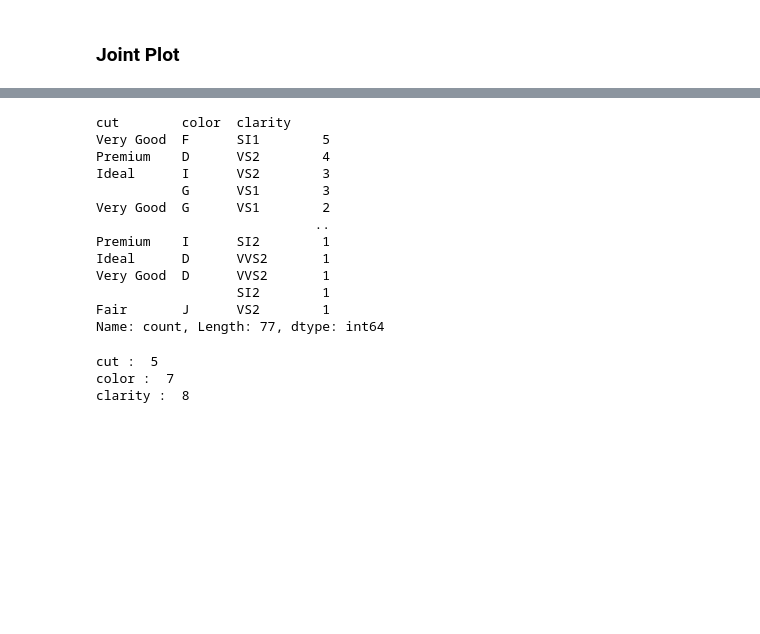
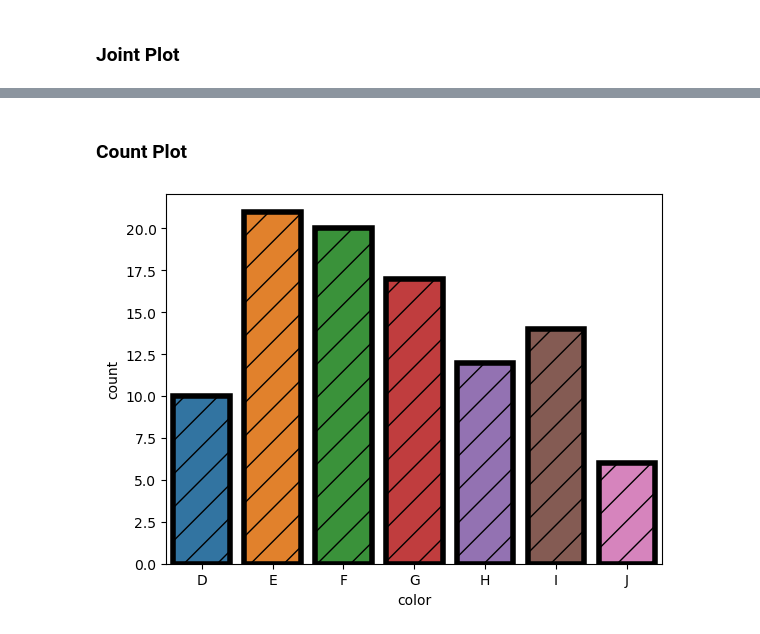
Before and after one commit to AmeUr56/Notes, a Jupyter notebook: Visualizations/Seaborn .ipynb, the cells around one changed output, grey strips where cells are left out. Cells and saved outputs as stored; diff of their text form; code cells hidden in the pictures; blank space fills up the shorter version.

```diff
--- a/Visualizations/Seaborn .ipynb
+++ b/Visualizations/Seaborn .ipynb
@@ -137,16 +97,0 @@ plt.show()
-# %%
-diamonds_df.select_dtypes(include = 'category')
-# %% [output]
-cut        color  clarity
-Very Good  F      SI1        5
-Premium    D      VS2        4
-Ideal      I      VS2        3
-           G      VS1        3
-Very Good  G      VS1        2
-                            ..
-Premium    I      SI2        1
-Ideal      D      VVS2       1
-Very Good  D      VVS2       1
-                  SI2        1
-Fair       J      VS2        1
-Name: count, Length: 77, dtype: int64
@@ -158,6 +98,7 @@ def show_num_unique(df:pd.DataFrame):
-# %%
-show_num_unique(diamonds_df.select_dtypes(include = 'category'))
-# %% [output]
-cut :  5
-color :  7
-clarity :  8
+# %% [markdown]
+### Count Plot
+# %%
+sns.countplot(x='color',data=diamonds_df, lw=4, ec='black',hatch='/')
+plt.show()
+# %% [output]
+[figure, added]
```
Also changed, not shown: parts of 24 cells of this notebook.
